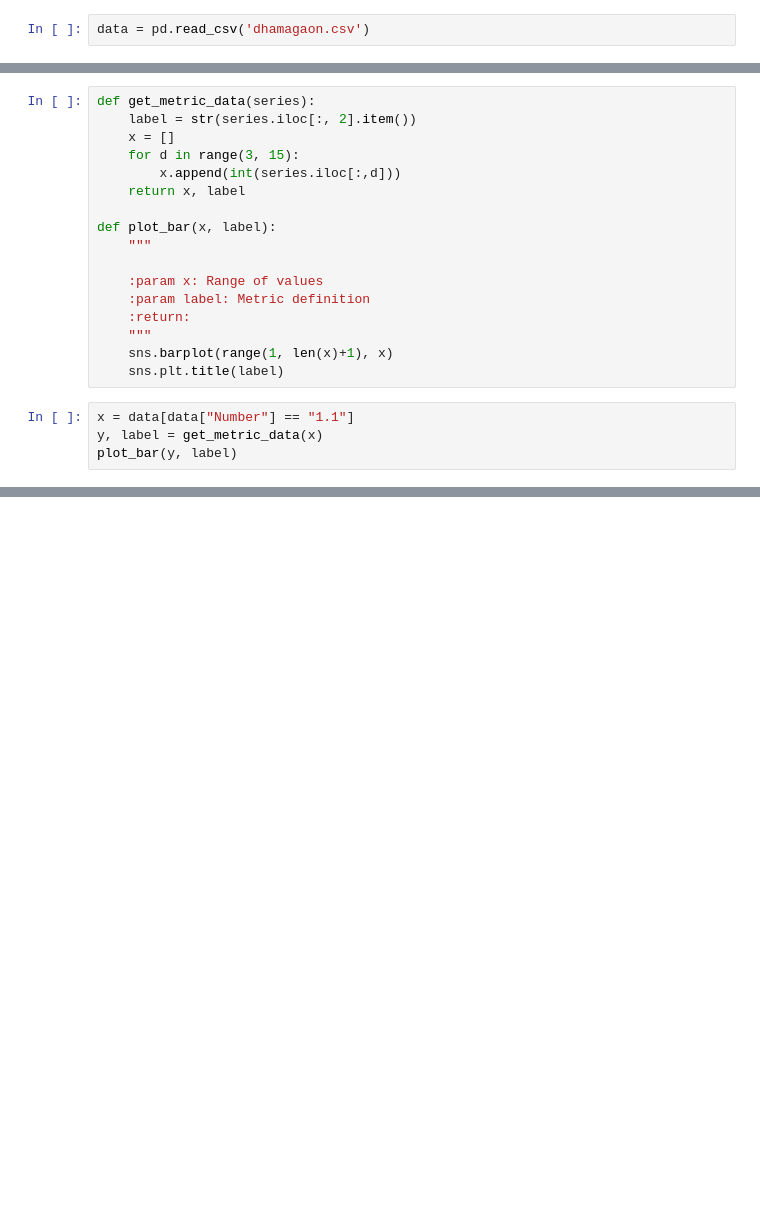
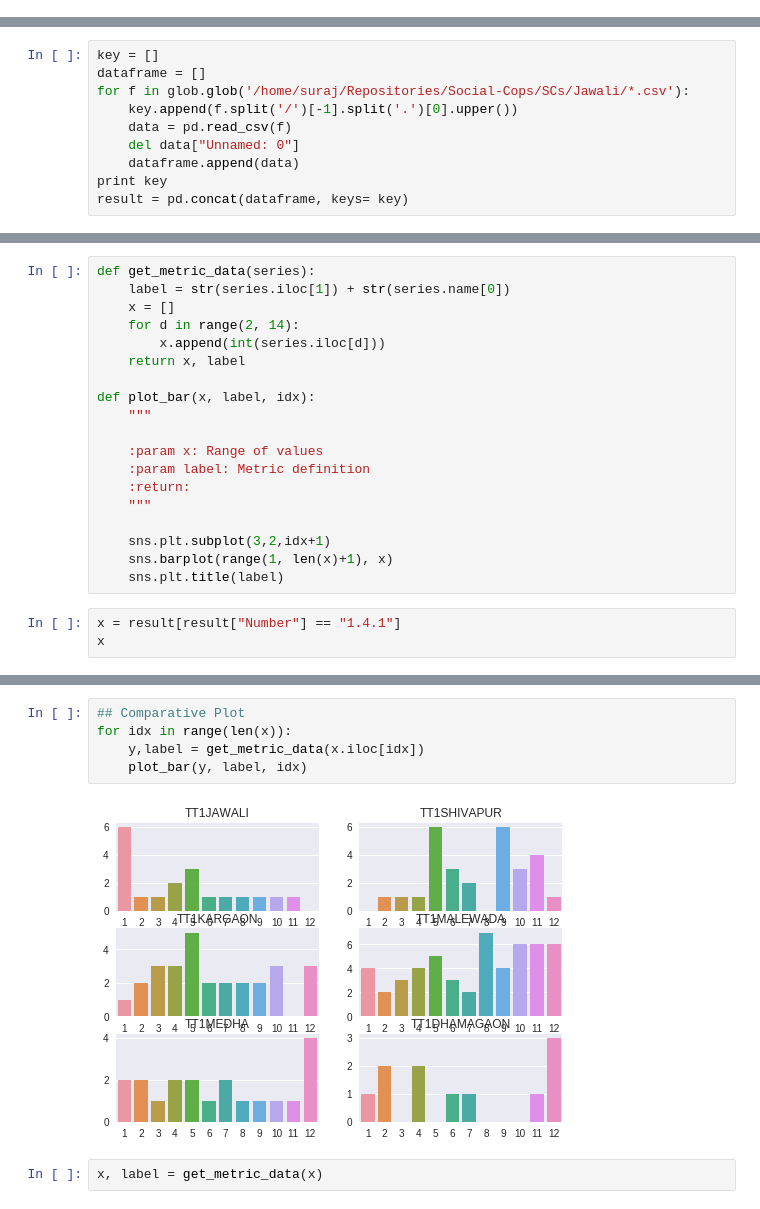
Before and after one commit to surajpaib/Social-Cops-Data, a Jupyter notebook: SCs/visualize_SCs.ipynb, the cells around one changed output, grey strips where cells are left out. Cells and saved outputs as stored; diff of their text form; blank space fills up the shorter version.

Commit message:
visualizations added

```diff
--- a/SCs/visualize_SCs.ipynb
+++ b/SCs/visualize_SCs.ipynb
@@ -6,2 +6,0 @@ import seaborn as sns
-# %%
-data = pd.read_csv('dhamagaon.csv')
@@ -21,0 +7,10 @@ data.head(10)
+# %%
+key = []
+dataframe = []
+for f in glob.glob('/home/suraj/Repositories/Social-Cops/SCs/Jawali/*.csv'):
+    key.append(f.split('/')[-1].split('.')[0].upper())
+    data = pd.read_csv(f)
+    del data["Unnamed: 0"]
+    dataframe.append(data)
+print key
+result = pd.concat(dataframe, keys= key)
@@ -22,22 +38,23 @@ data.head(10)
 # %%
 def get_metric_data(series):
-    label = str(series.iloc[:, 2].item())
+    label = str(series.iloc[1]) + str(series.name[0])
     x = []
-    for d in range(3, 15):
-        x.append(int(series.iloc[:,d]))
+    for d in range(2, 14):
+        x.append(int(series.iloc[d]))
     return x, label
 
-def plot_bar(x, label):
+def plot_bar(x, label, idx):
     """
 
     :param x: Range of values
     :param label: Metric definition
     :return:
     """
+
+    sns.plt.subplot(3,2,idx+1)
     sns.barplot(range(1, len(x)+1), x)
     sns.plt.title(label)
 # %%
-x = data[data["Number"] == "1.1"]
-y, label = get_metric_data(x)
-plot_bar(y, label)
+x = result[result["Number"] == "1.4.1"]
+x
 # %% [output]
@@ -47,0 +68,9 @@ plot_bar(y, label)
+# %%
+## Comparative Plot
+for idx in range(len(x)):
+    y,label = get_metric_data(x.iloc[idx])
+    plot_bar(y, label, idx)
+# %% [output]
+[figure, added]
+# %%
+x, label = get_metric_data(x)
```
Also changed, not shown: parts of 8 cells of this notebook.
